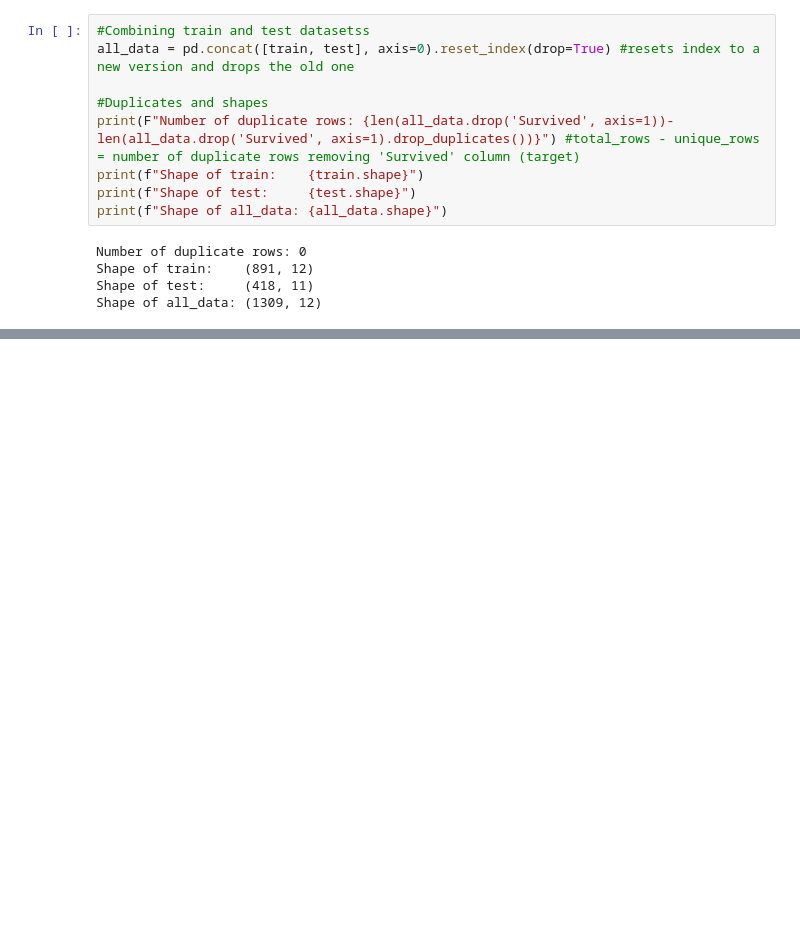
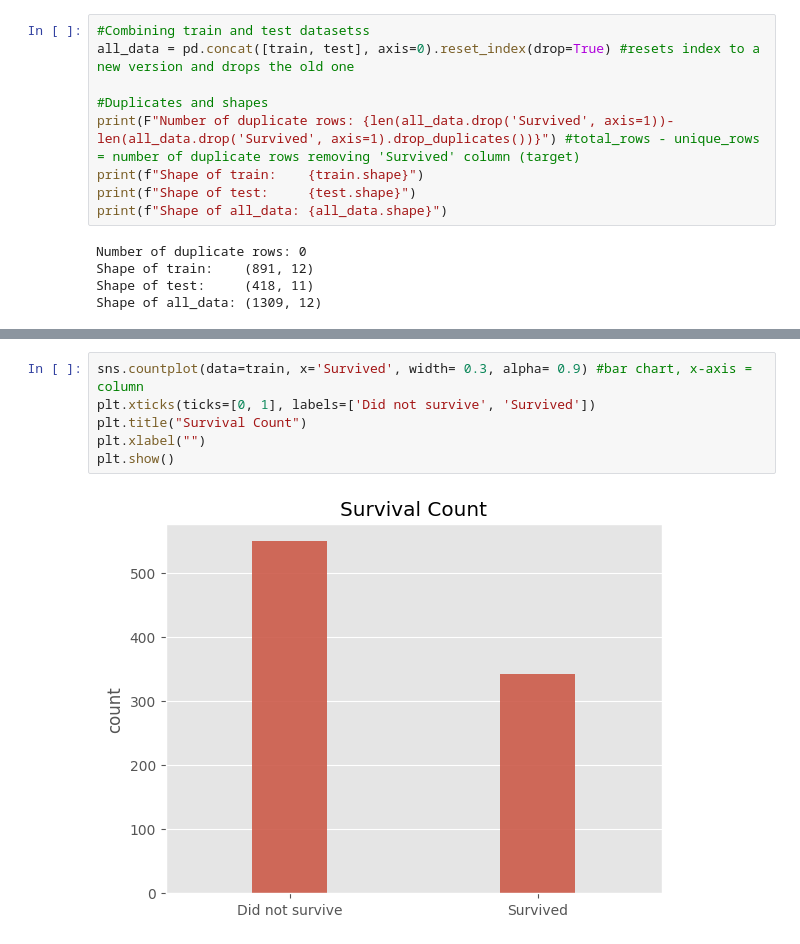
Before and after one commit to GitHarsh19/titanic_practice, a Jupyter notebook: Titanic_XGBoost.ipynb, the cells around one changed output, grey strips where cells are left out. Cells and saved outputs as stored; diff of their text form; blank space fills up the shorter version.

```diff
--- a/Titanic_XGBoost.ipynb
+++ b/Titanic_XGBoost.ipynb
@@ -38,0 +89,8 @@ Shape of all_data: (1309, 12)
+# %%
+sns.countplot(data=train, x='Survived', width= 0.3, alpha= 0.9) #bar chart, x-axis = column
+plt.xticks(ticks=[0, 1], labels=['Did not survive', 'Survived'])
+plt.title("Survival Count")
+plt.xlabel("")
+plt.show()
+# %% [output]
+[figure, added]
```
Also changed, not shown: parts of 56 cells of this notebook.
